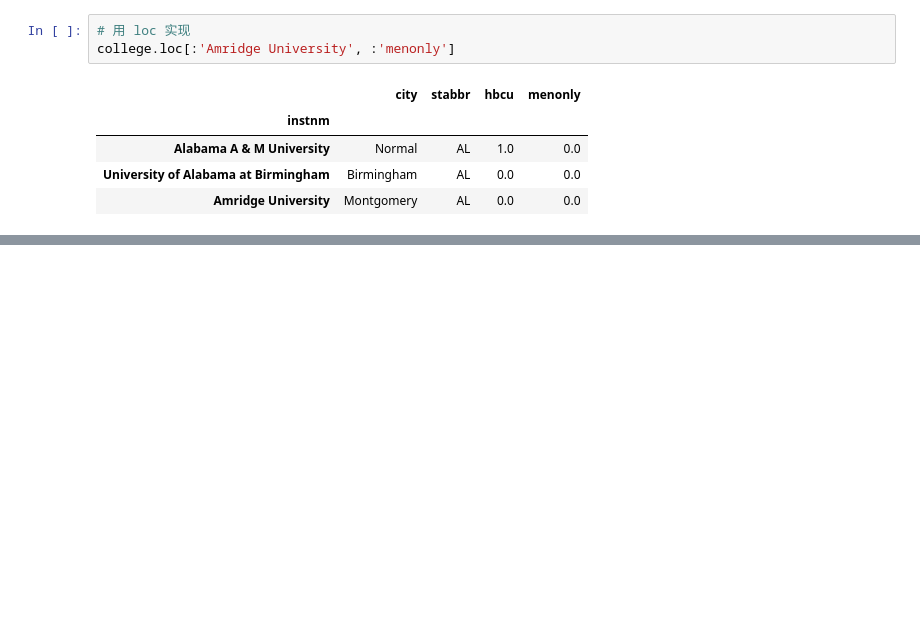
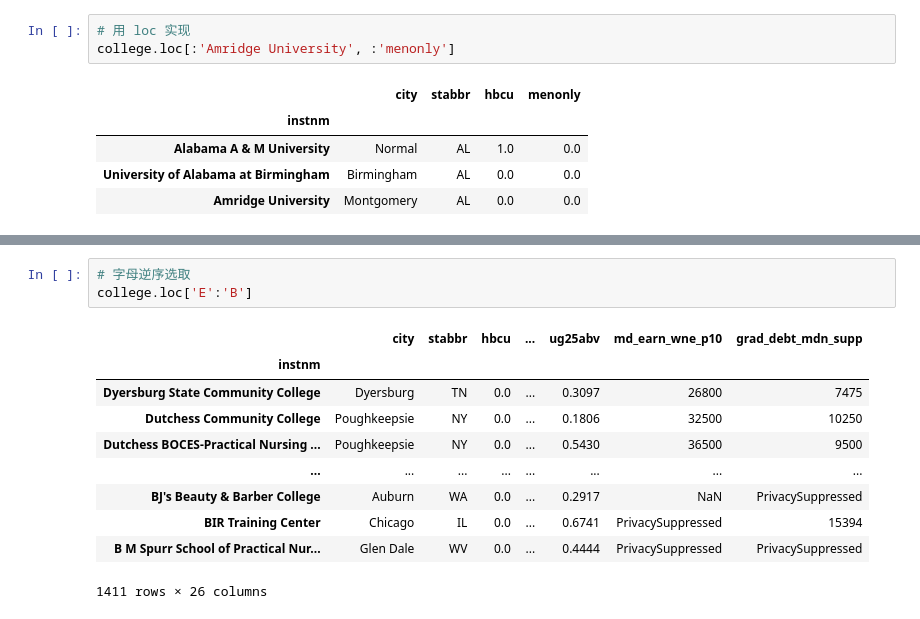
Before and after one commit to 99night66/pandas_study, a Jupyter notebook: 3.ipynb, the cells around one changed output, grey strips where cells are left out. Cells and saved outputs as stored; diff of their text form; blank space fills up the shorter version.

```diff
--- a/3.ipynb
+++ b/3.ipynb
@@ -132,0 +406,14 @@ college.loc[:'Amridge University', :'menonly']
+# %%
+# 字母逆序选取
+college.loc['E':'B']
+# %% [output]
+|  | city | stabbr | hbcu | ... | ug25abv | md_earn_wne_p10 | grad_debt_mdn_supp |
+| instnm |  |  |  |  |  |  |  |
+| Dyersburg State Community College | Dyersburg | TN | 0.0 | ... | 0.3097 | 26800 | 7475 |
+| Dutchess Community College | Poughkeepsie | NY | 0.0 | ... | 0.1806 | 32500 | 10250 |
+| Dutchess BOCES-Practical Nursing ... | Poughkeepsie | NY | 0.0 | ... | 0.5430 | 36500 | 9500 |
+| ... | ... | ... | ... | ... | ... | ... | ... |
+| BJ's Beauty & Barber College | Auburn | WA | 0.0 | ... | 0.2917 | NaN | PrivacySuppressed |
+| BIR Training Center | Chicago | IL | 0.0 | ... | 0.6741 | PrivacySuppressed | 15394 |
+| B M Spurr School of Practical Nur... | Glen Dale | WV | 0.0 | ... | 0.4444 | PrivacySuppressed | PrivacySuppressed |
+1411 rows × 26 columns
```
Also changed, not shown: parts of 38 cells of this notebook.
